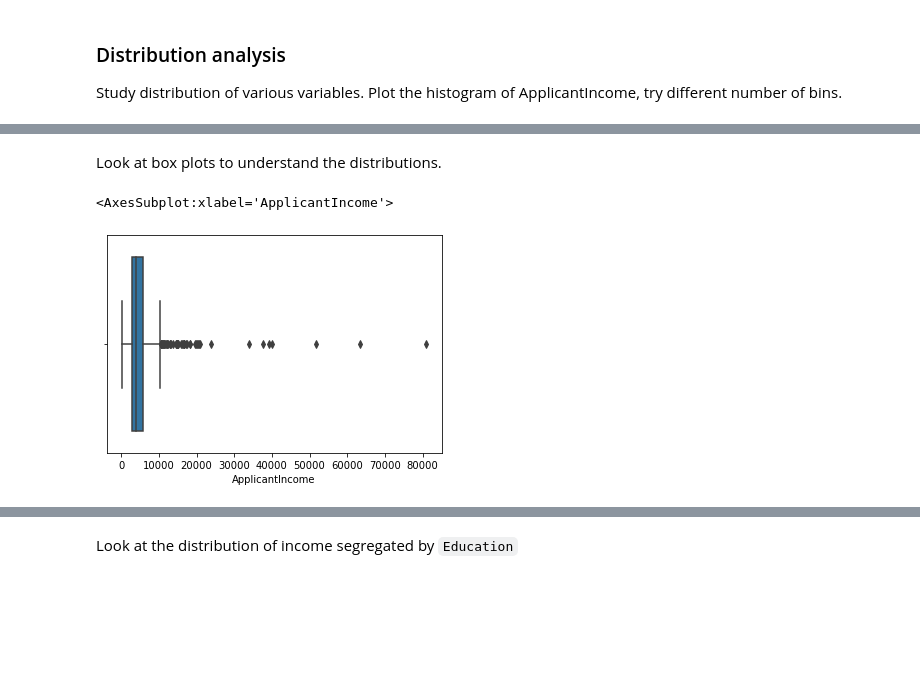
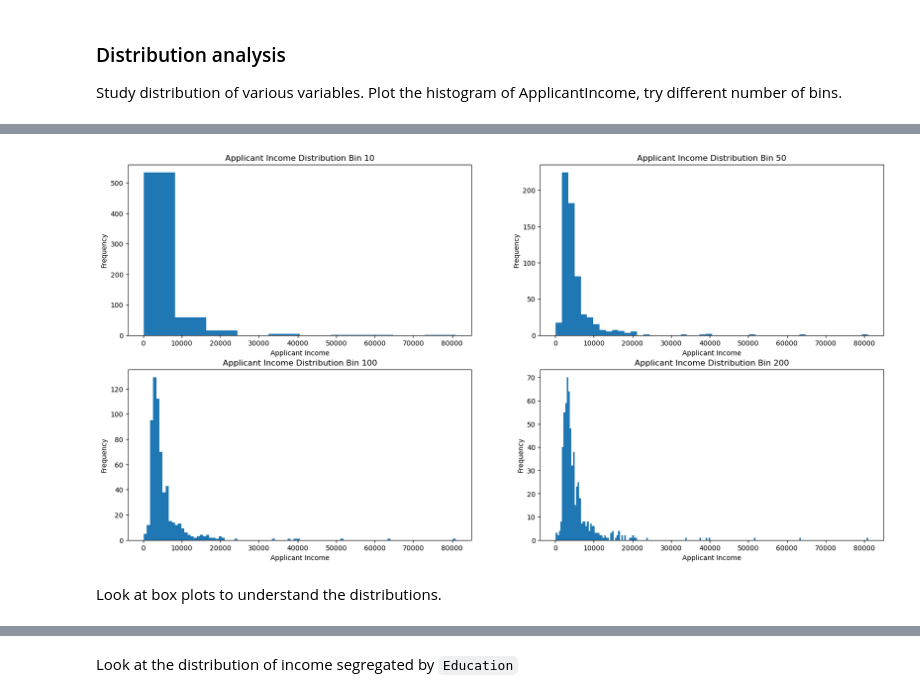
Before and after one commit to jaimin6535/Deployment, a Jupyter notebook: notebooks/instructions.ipynb, the cells around one changed output, grey strips where cells are left out. Cells and saved outputs as stored; diff of their text form; code cells hidden in the pictures; blank space fills up the shorter version.

```diff
--- a/notebooks/instructions.ipynb
+++ b/notebooks/instructions.ipynb
@@ -69,0 +50,8 @@ df.head()
+# %%
+import pandas as pd
+import numpy as np
+from matplotlib import pyplot as plt
+import seaborn as sns
+
+df = pd.read_csv("D:\Python(New)\Project\Project_Week_8\data\data.csv")
+df.head()
@@ -209,8 +163,29 @@ plt.show()
+# %%
+fig, axs = plt.subplots(2, 2, figsize=(20,10))
+# bins 10
+axs[0,0].hist(df['ApplicantIncome'], bins = 10)
+axs[0,0].set_title('Applicant Income Distribution Bin 10')
+axs[0,0].set_xlabel('Applicant Income')
+axs[0,0].set_ylabel('Frequency')
+# bins 50
+axs[0,1].hist(df['ApplicantIncome'], bins = 50)
+axs[0,1].set_title('Applicant Income Distribution Bin 50')
+axs[0,1].set_xlabel('Applicant Income')
+axs[0,1].set_ylabel('Frequency')
+# bins 100
+axs[1,0].hist(df['ApplicantIncome'], bins = 100)
+axs[1,0].set_title('Applicant Income Distribution Bin 100')
+axs[1,0].set_xlabel('Applicant Income')
+axs[1,0].set_ylabel('Frequency')
+# bins 200
+axs[1,1].hist(df['ApplicantIncome'], bins = 200)
+axs[1,1].set_title('Applicant Income Distribution Bin 200')
+axs[1,1].set_xlabel('Applicant Income')
+axs[1,1].set_ylabel('Frequency')
+
+plt.show()
+# %% [output]
+[figure, added]
 # %% [markdown]
 
 Look at box plots to understand the distributions.
-# %%
-sns.boxplot(x="ApplicantIncome", data=df)
-# %% [output]
-<AxesSubplot:xlabel='ApplicantIncome'>
-[figure, removed]
```
Also changed, not shown: parts of 103 cells of this notebook, 5 other files.
